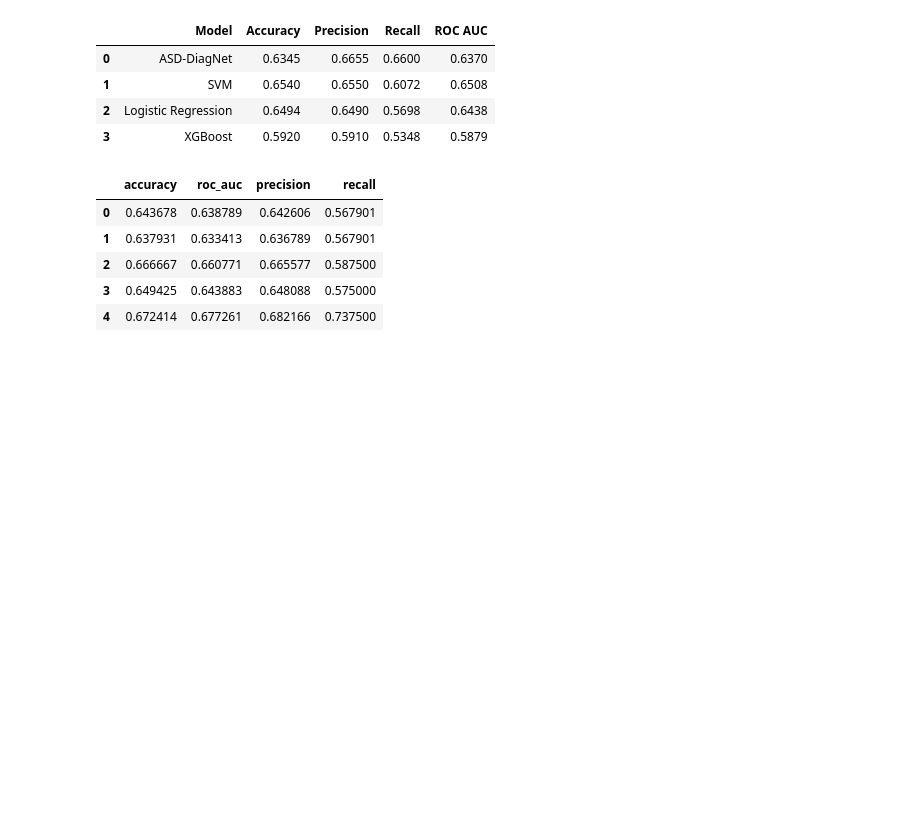
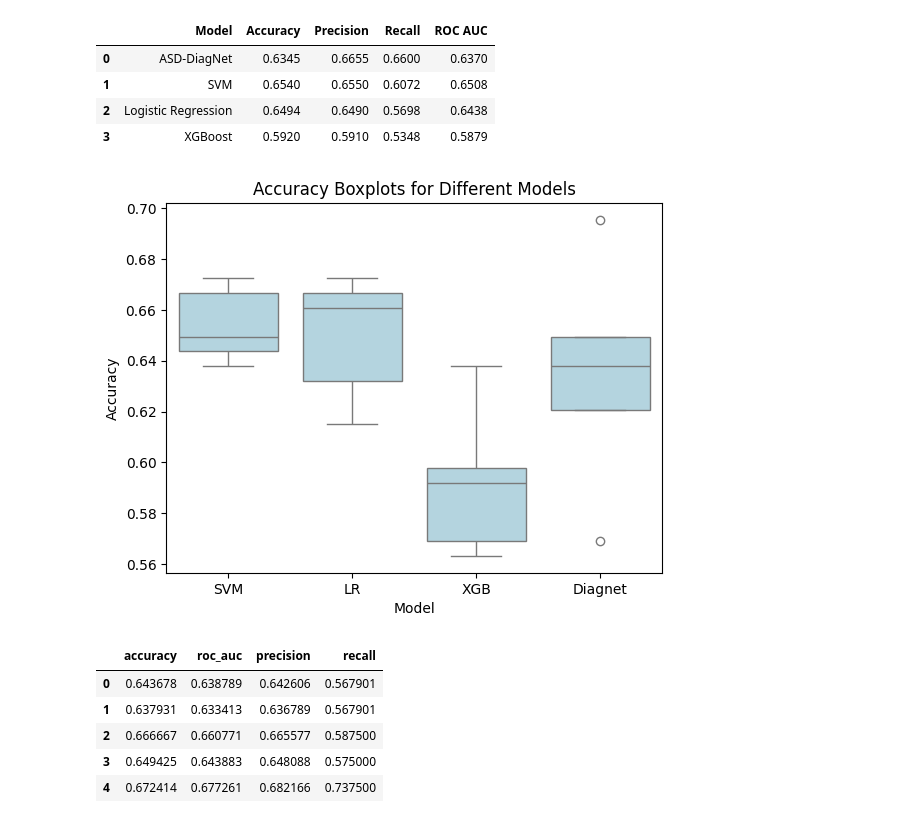
Before and after one commit to JuanCruzMendoza/ASD_ML_analysis, a Jupyter notebook: src/main.ipynb, the cells around one changed output. Drawn from its saved outputs; the diff is of its cells as text; code cells hidden in the pictures; blank space fills up the shorter version.

```diff
--- a/src/main.ipynb
+++ b/src/main.ipynb
@@ -460,4 +465,23 @@ summary_df
 | 1 | SVM | 0.6540 | 0.6550 | 0.6072 | 0.6508 |
 | 2 | Logistic Regression | 0.6494 | 0.6490 | 0.5698 | 0.6438 |
 | 3 | XGBoost | 0.5920 | 0.5910 | 0.5348 | 0.5879 |
+# %%
+# Visualizing the accuracy for different split with boxplots
+
+scores_svm_df['Model'] = 'SVM'
+scores_lr_df['Model'] = 'LR'
+scores_xgb_df['Model'] = 'XGB'
+scores_diagnet_df['Model'] = 'Diagnet'
+
+combined_df = pd.concat([scores_svm_df, scores_lr_df, scores_xgb_df, scores_diagnet_df])
+
+sns.boxplot(x="Model", y="accuracy", data=combined_df, color="lightblue")
+
+plt.title("Accuracy Boxplots for Different Models")
+plt.xlabel("Model")
+plt.ylabel("Accuracy")
+plt.savefig("./images/boxplots_accuracy.png")
+plt.show()
+# %% [output]
+[figure, added]
 # %%
```
Also changed, not shown: parts of 8 cells of this notebook, 1 other file.
